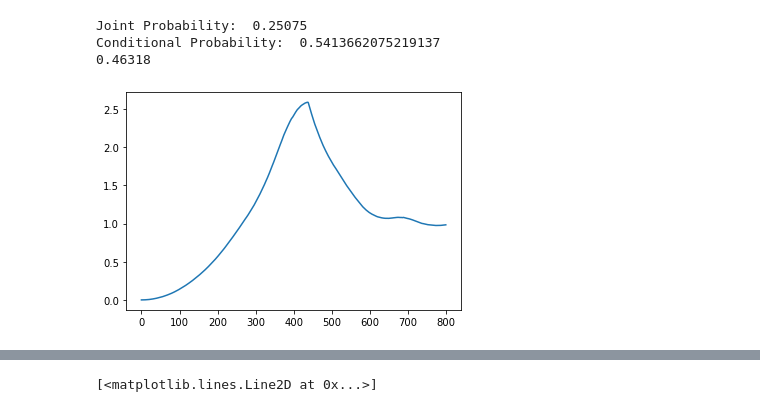
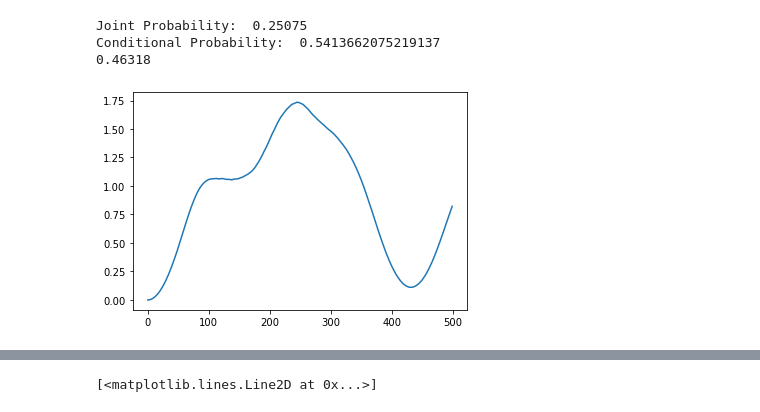
Before and after one commit to fergusfinn/qmps, a Jupyter notebook: new_tdvp/xmpsBrixkwall.ipynb, the cells around one changed output, grey strips where cells are left out. Saved outputs shown, nothing was run; the diff lists cells and outputs as text; code cells hidden in the pictures.

Commit message:
env loschimdt echos exact ground state data added

```diff
--- a/new_tdvp/xmpsBrixkwall.ipynb
+++ b/new_tdvp/xmpsBrixkwall.ipynb
@@ -510,32 +510,37 @@ Conditional Probability:  0.5413662075219137
 # %%
 ## Plot Loschmidt
 from xmps.iMPS import iMPS
 
 def LoschmidtOverlap(p0,params):
     U1 = cirq.unitary(ShallowFullStateTensor(2, p0[:15], 'U1'))
     U2 = cirq.unitary(ShallowFullStateTensor(2, p0[15:], 'U2'))
 
     Ū1 = cirq.unitary(ShallowFullStateTensor(2, params[:15], 'U1'))
     Ū2 = cirq.unitary(ShallowFullStateTensor(2, params[15:], 'U2'))
 
     A = iMPS([tensor(U2,U1)]).left_canonicalise()
     Ā = iMPS([tensor(Ū2,Ū1)]).left_canonicalise()
 
     return -np.log(np.abs(A.overlap(Ā)))
 
 
 def PlotLoschimdt(param_results):
     p0 = param_results[0]
 
     results = []
     for p in param_results:
         results.append(LoschmidtOverlap(p0,p))
 
     plt.plot(results)
 
-with open("bwLochsmidtNoEnv200FixedStarting.pkl", "rb") as f:
-    x = pickle.load(f)
+# These are for the exact ground state examples
+noEnv = "./g00g12NoEnvLoschmidt.pkl"       #no environment
+exactEnv = "./g00g12ExactEnvLoschmidt.pkl" # environment with time evolution in the right environment
+exactEnvNoTime = "g00g12ExactEnvNoTimeEvoLoschmidt.pkl" # env without time evolution
 
-PlotLoschimdt(x)
+with open(exactEnvNoTime, "rb") as f:
+    yes = pickle.load(f)
+
+PlotLoschimdt(yes)
 # %% [output]
-[figure, old version]
+[figure, new version]
```
Also changed, not shown: parts of 2 cells of this notebook, 2 other files.
